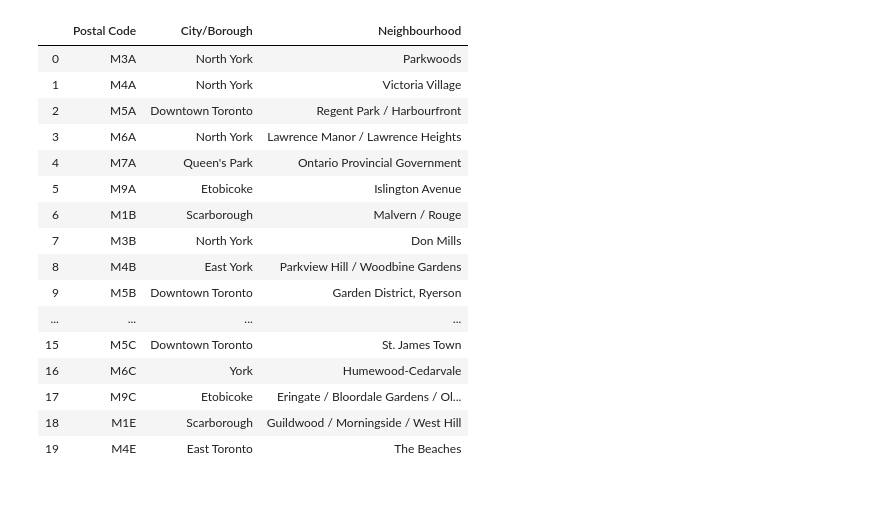
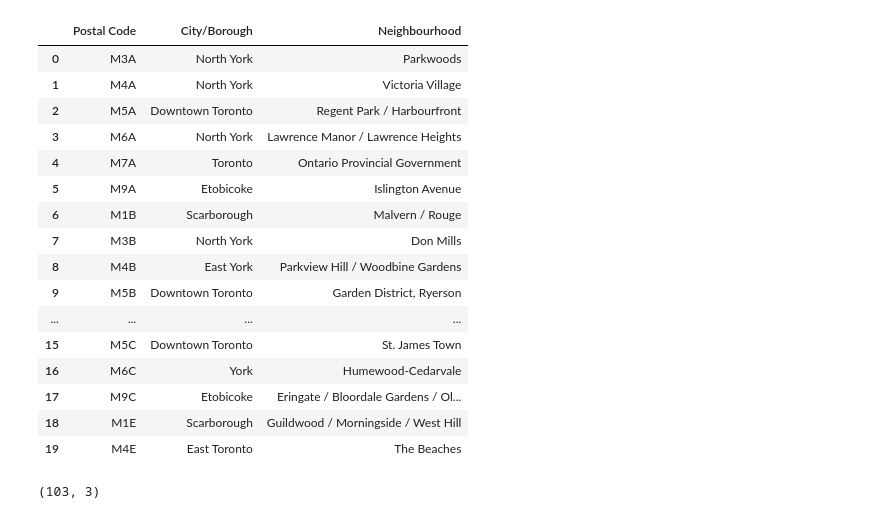
Before and after one commit to Tonsicky/Coursera_Capstone, a Jupyter notebook: Coursera_Capstone_Scrapping_TorontoCA_Data.ipynb, the cells around one changed output. Saved outputs shown, nothing was run; the diff lists cells and outputs as text; code cells hidden in the pictures.

```diff
--- a/Coursera_Capstone_Scrapping_TorontoCA_Data.ipynb
+++ b/Coursera_Capstone_Scrapping_TorontoCA_Data.ipynb
@@ -34,33 +57,47 @@ for i in range(len(td_data_of_interest)):
         cb_loc = i_text.rfind(')')
         neighbourhood.append(i_text[ob_loc+1:cb_loc])
         borough.append(i_text[4:ob_loc])
-# %%
-#creating dataframe
-import pandas as pd
-
-tnbhood_df = pd.DataFrame({'Postal Code':postal_code,'City/Borough':borough,'Neighbourhood':neighbourhood})
-
-tnbhood_df.head(20)
-
-#tnbhood_df.shape
-# %% [output]
-|  | Postal Code | City/Borough | Neighbourhood |
-| 0 | M3A | North York | Parkwoods |
-| 1 | M4A | North York | Victoria Village |
-| 2 | M5A | Downtown Toronto | Regent Park / Harbourfront |
-| 3 | M6A | North York | Lawrence Manor / Lawrence Heights |
-| 4 | M7A | Queen's Park | Ontario Provincial Government |
-| 5 | M9A | Etobicoke | Islington Avenue |
-| 6 | M1B | Scarborough | Malvern / Rouge |
-| 7 | M3B | North York | Don Mills |
-| 8 | M4B | East York | Parkview Hill / Woodbine Gardens |
-| 9 | M5B | Downtown Toronto | Garden District, Ryerson |
-| ... | ... | ... | ... |
-| 15 | M5C | Downtown Toronto | St. James Town |
-| 16 | M6C | York | Humewood-Cedarvale |
-| 17 | M9C | Etobicoke | Eringate / Bloordale Gardens / Ol... |
-| 18 | M1E | Scarborough | Guildwood / Morningside / West Hill |
-| 19 | M4E | East Toronto | The Beaches |
+# %%
+#creating dataframe
+import pandas as pd
+
+tnbhood_df = pd.DataFrame({'Postal Code':postal_code,'City/Borough':borough,'Neighbourhood':neighbourhood})
+
+# Cleaning up Dataframe
+
+# To merge all borough
+tnbhood_df['City/Borough'] = tnbhood_df['City/Borough'].replace(
+                             ['Queen\'s Park',
+                             'North York(Don Mills)South','EtobicokeNorthwest',
+                             'North York(Downsview)East','Downtown TorontoStn A PO Boxes25 The Esplanade',
+                             'East TorontoBusiness reply mail Processing Centre969 Eastern',
+                              'MississaugaCanada Post Gateway Processing Centre','East YorkEast Toronto','North York(Downsview)East'],
+                             ['Toronto','North York','Etobicoke',
+                             'North York','Toronto','Toronto','Toronto','East York','North York'])
+
+tnbhood_df.head(20)
+# %% [output]
+|  | Postal Code | City/Borough | Neighbourhood |
+| 0 | M3A | North York | Parkwoods |
+| 1 | M4A | North York | Victoria Village |
+| 2 | M5A | Downtown Toronto | Regent Park / Harbourfront |
+| 3 | M6A | North York | Lawrence Manor / Lawrence Heights |
+| 4 | M7A | Toronto | Ontario Provincial Government |
+| 5 | M9A | Etobicoke | Islington Avenue |
+| 6 | M1B | Scarborough | Malvern / Rouge |
+| 7 | M3B | North York | Don Mills |
+| 8 | M4B | East York | Parkview Hill / Woodbine Gardens |
+| 9 | M5B | Downtown Toronto | Garden District, Ryerson |
+| ... | ... | ... | ... |
+| 15 | M5C | Downtown Toronto | St. James Town |
+| 16 | M6C | York | Humewood-Cedarvale |
+| 17 | M9C | Etobicoke | Eringate / Bloordale Gardens / Ol... |
+| 18 | M1E | Scarborough | Guildwood / Morningside / West Hill |
+| 19 | M4E | East Toronto | The Beaches |
+# %%
+tnbhood_df.shape
+# %% [output]
+(103, 3)
 # %%
 # Cleaning up Dataframe
 
```
Also changed, not shown: parts of 8 cells of this notebook.
